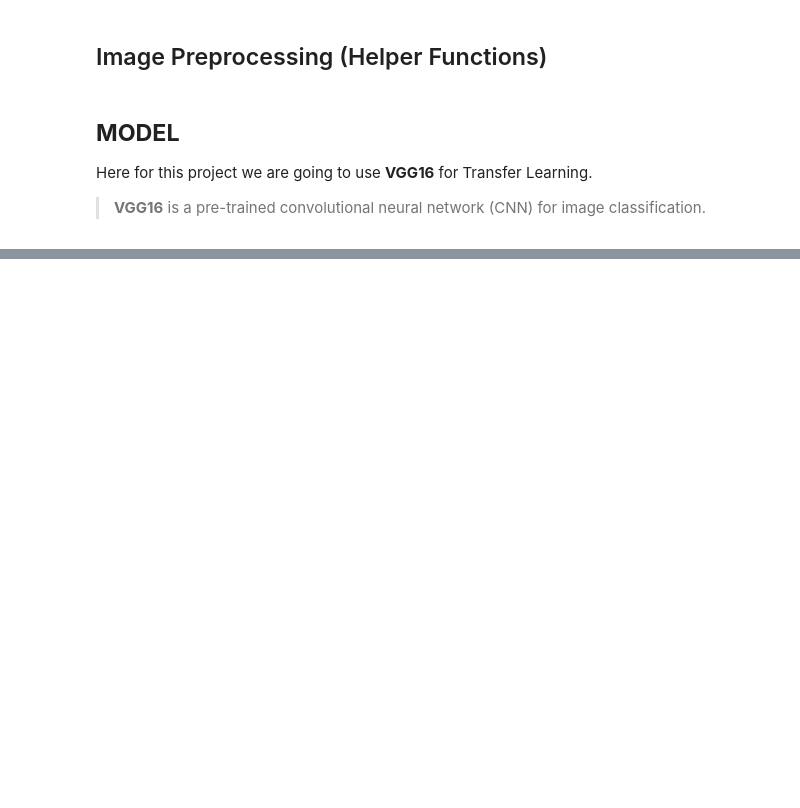
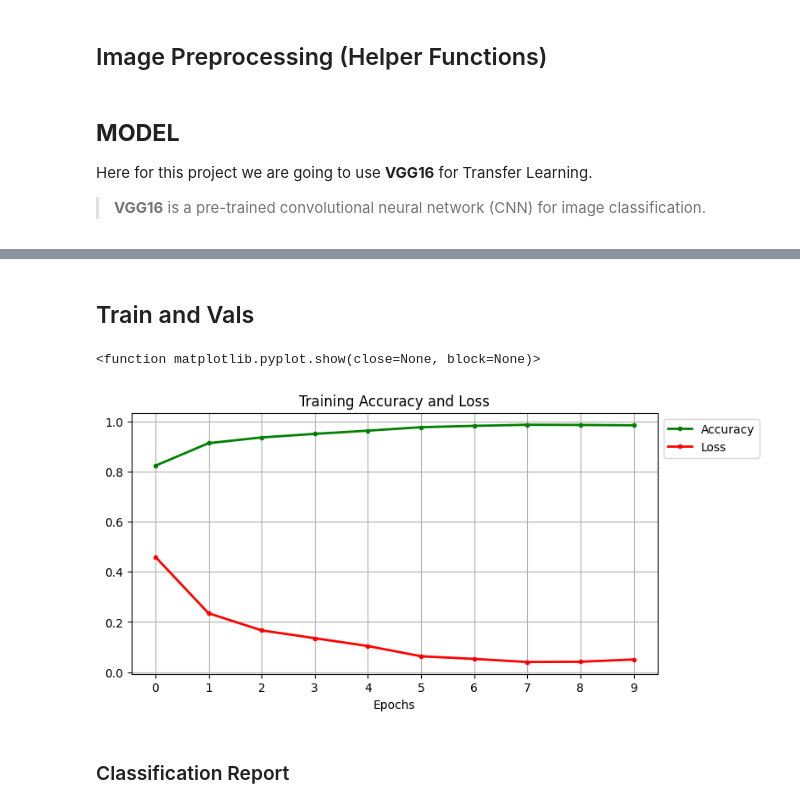
Before and after one commit to harmanbajwa2954/MRI_Brain_Tumor_Detection, a Jupyter notebook: Type_of_Brain_Tumor.ipynb, the cells around one changed output, grey strips where cells are left out. Saved outputs shown, nothing was run; the diff lists cells and outputs as text; code cells hidden in the pictures; blank space fills up the shorter version.

```diff
--- a/Type_of_Brain_Tumor.ipynb
+++ b/Type_of_Brain_Tumor.ipynb
@@ -107,13 +103,13 @@ def open_images(path):
 
 
 #Encoder labels : converts label names to integers
-def encode_label(labels):
-  unique_labels = os.listdir(train_dir)
-  encoded = [unique_labels.index(label) for label in unique_labels]
-  return encode
+def encode_label(labels_to_encode):
+  unique_labels = sorted(os.listdir(train_dir)) # Ensure consistent order
+  encoded_labels = [unique_labels.index(label) for label in labels_to_encode]
+  return np.array(encoded_labels) # Return as a numpy array
 
 # Data generator for batching
-def datagen(paths, labels, batch_size=12, epochs=1):
+def datagen(paths, labels, batch_size=12, epochs=5):
   for _ in range(epochs):
     for i in range(0, len(paths), batch_size):
       batch_paths = paths[i:i+batch_size]
@@ -169,0 +184,17 @@ history = model.fit(
+# %% [markdown]
+## Train and Vals
+# %%
+plt.figure(figsize=(8, 4))
+plt.grid(True)
+plt.plot(history.history['sparse_categorical_accuracy'],'.g-',linewidth=2, label='Training Accuracy')
+plt.plot(history.history['loss'],'.r-', linewidth=2)
+plt.title('Training Accuracy and Loss')
+plt.xlabel('Epochs')
+plt.xticks([x for x in range(epochs)])
+plt.legend(['Accuracy','Loss'], loc='upper left', bbox_to_anchor=(1, 1))
+plt.show
+# %% [output]
+<function matplotlib.pyplot.show(close=None, block=None)>
+[figure, added]
+# %% [markdown]
+### Classification Report
```
Also changed, not shown: parts of 17 cells of this notebook.
